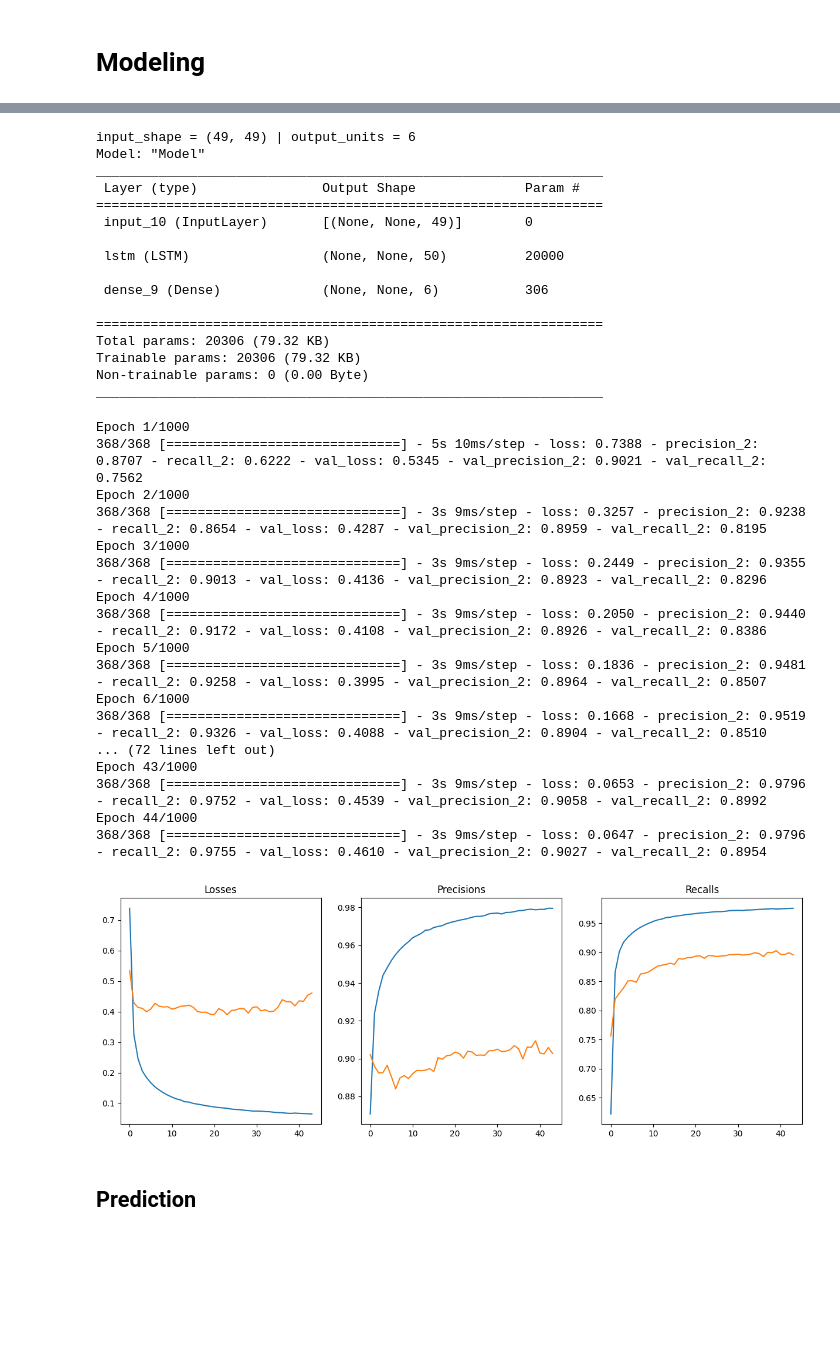
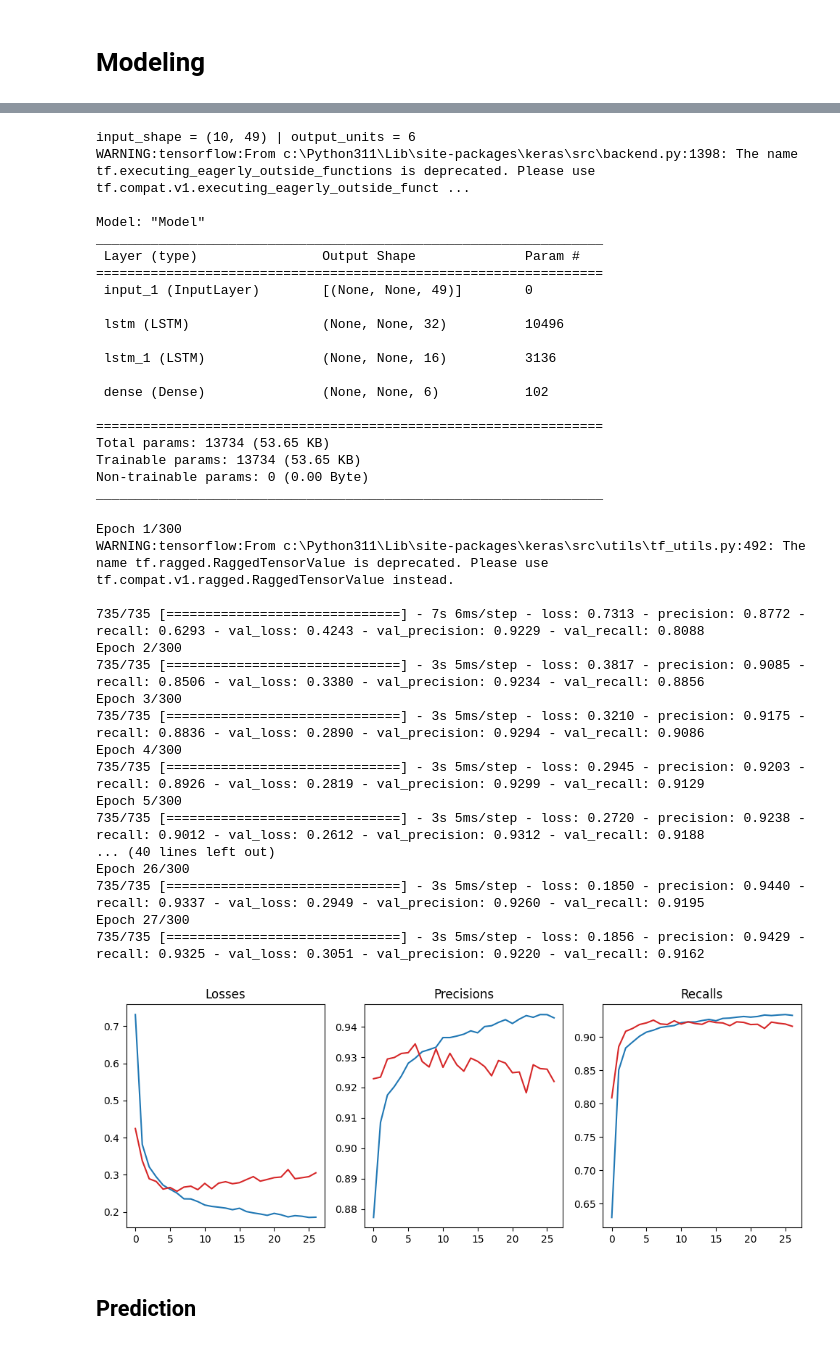
Before and after one commit to banzarkhan/motorika-internship-team, a Jupyter notebook: baseline_khavi_nn.ipynb, the cells around one changed output, grey strips where cells are left out. Drawn from its saved outputs; the diff is of its cells as text; code cells hidden in the pictures; blank space fills up the shorter version.

```diff
--- a/baseline_khavi_nn.ipynb
+++ b/baseline_khavi_nn.ipynb
@@ -600,18 +491,20 @@ print(y_test.shape)
+# %%
+LOOK_BACK_NUM = 10
 # %%
-data_columns = [pd.DataFrame(X_pca).shift(i) for i in range(X_pca.shape[1])]
+data_columns = [pd.DataFrame(X_pca).shift(i) for i in range(LOOK_BACK_NUM)]
 data = pd.concat(data_columns, axis=1)
 data = data.fillna(0)
 print(data.shape)
 
-X_nn = data.values.reshape(data.shape[0], X_pca.shape[1], X_pca.shape[1])
+X_nn = data.values.reshape(data.shape[0], LOOK_BACK_NUM, X_pca.shape[1])
 print(X_nn.shape)
 
-target_columns = [pd.DataFrame(y_shifted_e).shift(i) for i in range(X_pca.shape[1])]
+target_columns = [pd.DataFrame(y_shifted_e).shift(i) for i in range(LOOK_BACK_NUM)]
 target = pd.concat(target_columns, axis=1)
 target = target.fillna(0)
 print(target.shape)
 
-y_nn = target.values.reshape(target.shape[0], X_pca.shape[1], y_shifted_e.shape[1])
+y_nn = target.values.reshape(target.shape[0], LOOK_BACK_NUM, y_shifted_e.shape[1])
 print(y_nn.shape)
 
 X_train_nn = X_nn[:last_train_idx]
@@ -642,8 +537,8 @@ print(f"input_shape = {(n_timesteps, n_channels)} | output_units = {output_units
 
 input_channels = x = tf.keras.layers.Input(shape=(None, n_channels))
 
-x = tf.keras.layers.LSTM(units=50, return_sequences=True, dropout=0.5)(x)
-
+x = tf.keras.layers.LSTM(units=32, return_sequences=True, dropout=0.5)(x)
+x = tf.keras.layers.LSTM(units=16, return_sequences=True, dropout=0.2)(x)
 
 output = tf.keras.layers.Dense(units=output_units, activation='softmax')(x)
 
@@ -655,20 +550,24 @@ model = tf.keras.Model(
 
 model.summary()
 # %% [output]
-input_shape = (49, 49) | output_units = 6
+input_shape = (10, 49) | output_units = 6
+WARNING:tensorflow:From c:\Python311\Lib\site-packages\keras\src\backend.py:1398: The name tf.executing_eagerly_outside_functions is deprecated. Please use tf.compat.v1.executing_eagerly_outside_funct ...
+
 Model: "Model"
 _________________________________________________________________
  Layer (type)                Output Shape              Param #
 =================================================================
- input_10 (InputLayer)       [(None, None, 49)]        0
+ input_1 (InputLayer)        [(None, None, 49)]        0
 
- lstm (LSTM)                 (None, None, 50)          20000
+ lstm (LSTM)                 (None, None, 32)          10496
 
- dense_9 (Dense)             (None, None, 6)           306
+ lstm_1 (LSTM)               (None, None, 16)          3136
+
+ dense (Dense)               (None, None, 6)           102
 
 =================================================================
-Total params: 20306 (79.32 KB)
-Trainable params: 20306 (79.32 KB)
+Total params: 13734 (53.65 KB)
+Trainable params: 13734 (53.65 KB)
 Non-trainable params: 0 (0.00 Byte)
 _________________________________________________________________
 # %%
@@ -677,7 +576,7 @@ m = tf.keras.models.clone_model(model)
 m.compile(
     loss="categorical_crossentropy",
     metrics=[Precision(), Recall()],
-    optimizer=tf.keras.optimizers.experimental.Adamax()
+    optimizer=tf.keras.optimizers.experimental.Adam()
 )
 
 earlystopping = callbacks.EarlyStopping(
@@ -689,53 +588,53 @@ earlystopping = callbacks.EarlyStopping(
 his = m.fit(
     X_train_nn,
     y_train_nn,
-    batch_size=32,
+    batch_size=16,
     epochs=300,
     verbose=1,
     validation_split=0.25,
     callbacks=[earlystopping]
 )
 # %% [output]
-Epoch 1/1000
-368/368 [==============================] - 5s 10ms/step - loss: 0.7388 - precision_2: 0.8707 - recall_2: 0.6222 - val_loss: 0.5345 - val_precision_2: 0.9021 - val_recall_2: 0.7562
-Epoch 2/1000
-368/368 [==============================] - 3s 9ms/step - loss: 0.3257 - precision_2: 0.9238 - recall_2: 0.8654 - val_loss: 0.4287 - val_precision_2: 0.8959 - val_recall_2: 0.8195
-Epoch 3/1000
-368/368 [==============================] - 3s 9ms/step - loss: 0.2449 - precision_2: 0.9355 - recall_2: 0.9013 - val_loss: 0.4136 - val_precision_2: 0.8923 - val_recall_2: 0.8296
-Epoch 4/1000
-368/368 [==============================] - 3s 9ms/step - loss: 0.2050 - precision_2: 0.9440 - recall_2: 0.9172 - val_loss: 0.4108 - val_precision_2: 0.8926 - val_recall_2: 0.8386
-Epoch 5/1000
-368/368 [==============================] - 3s 9ms/step - loss: 0.1836 - precision_2: 0.9481 - recall_2: 0.9258 - val_loss: 0.3995 - val_precision_2: 0.8964 - val_recall_2: 0.8507
-Epoch 6/1000
-368/368 [==============================] - 3s 9ms/step - loss: 0.1668 - precision_2: 0.9519 - recall_2: 0.9326 - val_loss: 0.4088 - val_precision_2: 0.8904 - val_recall_2: 0.8510
-... (72 lines left out)
-Epoch 43/1000
-368/368 [==============================] - 3s 9ms/step - loss: 0.0653 - precision_2: 0.9796 - recall_2: 0.9752 - val_loss: 0.4539 - val_precision_2: 0.9058 - val_recall_2: 0.8992
-Epoch 44/1000
-368/368 [==============================] - 3s 9ms/step - loss: 0.0647 - precision_2: 0.9796 - recall_2: 0.9755 - val_loss: 0.4610 - val_precision_2: 0.9027 - val_recall_2: 0.8954
+Epoch 1/300
+WARNING:tensorflow:From c:\Python311\Lib\site-packages\keras\src\utils\tf_utils.py:492: The name tf.ragged.RaggedTensorValue is deprecated. Please use tf.compat.v1.ragged.RaggedTensorValue instead.
+
+735/735 [==============================] - 7s 6ms/step - loss: 0.7313 - precision: 0.8772 - recall: 0.6293 - val_loss: 0.4243 - val_precision: 0.9229 - val_recall: 0.8088
+Epoch 2/300
+735/735 [==============================] - 3s 5ms/step - loss: 0.3817 - precision: 0.9085 - recall: 0.8506 - val_loss: 0.3380 - val_precision: 0.9234 - val_recall: 0.8856
+Epoch 3/300
+735/735 [==============================] - 3s 5ms/step - loss: 0.3210 - precision: 0.9175 - recall: 0.8836 - val_loss: 0.2890 - val_precision: 0.9294 - val_recall: 0.9086
+Epoch 4/300
+735/735 [==============================] - 3s 5ms/step - loss: 0.2945 - precision: 0.9203 - recall: 0.8926 - val_loss: 0.2819 - val_precision: 0.9299 - val_recall: 0.9129
+Epoch 5/300
+735/735 [==============================] - 3s 5ms/step - loss: 0.2720 - precision: 0.9238 - recall: 0.9012 - val_loss: 0.2612 - val_precision: 0.9312 - val_recall: 0.9188
+... (40 lines left out)
+Epoch 26/300
+735/735 [==============================] - 3s 5ms/step - loss: 0.1850 - precision: 0.9440 - recall: 0.9337 - val_loss: 0.2949 - val_precision: 0.9260 - val_recall: 0.9195
+Epoch 27/300
+735/735 [==============================] - 3s 5ms/step - loss: 0.1856 - precision: 0.9429 - recall: 0.9325 - val_loss: 0.3051 - val_precision: 0.9220 - val_recall: 0.9162
 # %%
 history_keys = list(his.history.keys())
 
 # Создаем подграфики
-fig, axs = plt.subplots(1, 3, figsize=(15, 5))  # 1 строка, 3 столбца
+fig, axs = plt.subplots(1, 3, figsize=(12, 4))  # 1 строка, 3 столбца
 
 # Строим графики
 axs[0].plot(his.history['loss'], color='tab:blue')
-axs[0].plot(his.history['val_loss'], color='tab:orange')
+axs[0].plot(his.history['val_loss'], color='tab:red')
 axs[0].set_title('Losses')
 
 axs[1].plot(his.history[history_keys[1]], color='tab:blue')
-axs[1].plot(his.history[history_keys[4]], color='tab:orange')
+axs[1].plot(his.history[history_keys[4]], color='tab:red')
 axs[1].set_title('Precisions')
 
 axs[2].plot(his.history[history_keys[2]], color='tab:blue')
-axs[2].plot(his.history[history_keys[5]], color='tab:orange')
+axs[2].plot(his.history[history_keys[5]], color='tab:red')
 axs[2].set_title('Recalls')
 
 # Отображаем графики
 plt.show()
 # %% [output]
-[figure, old version]
+[figure, new version]
 # %% [markdown]
 ## Prediction
 # %%
```
Also changed, not shown: parts of 47 cells of this notebook, 1 other file.
